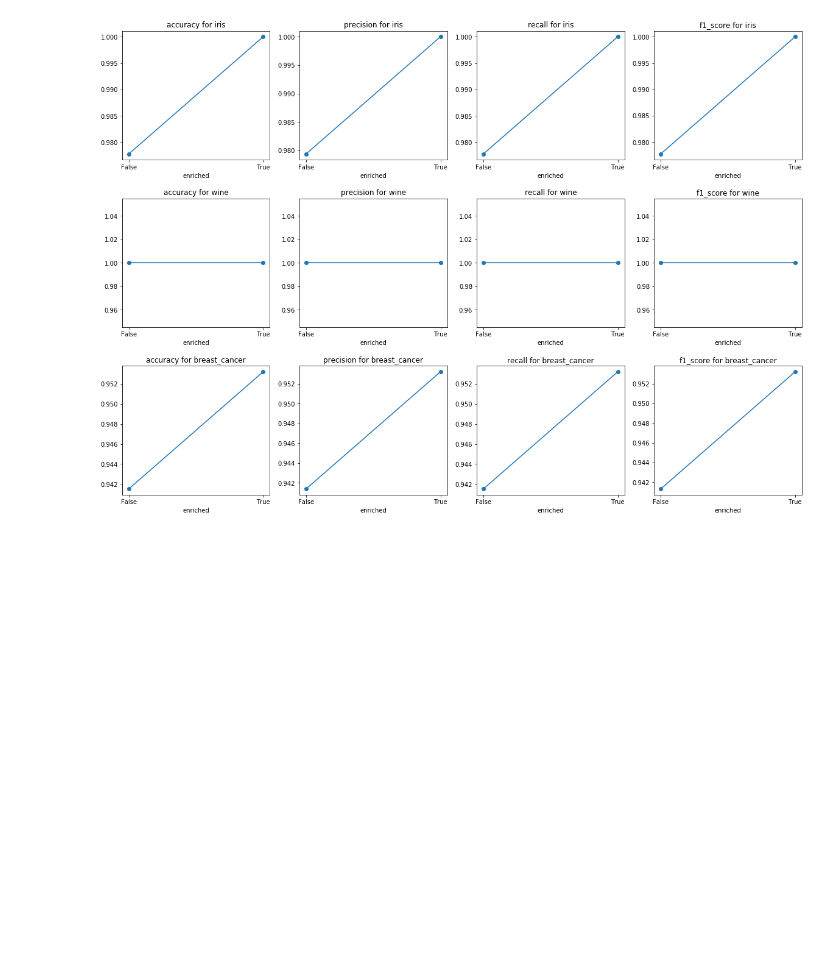
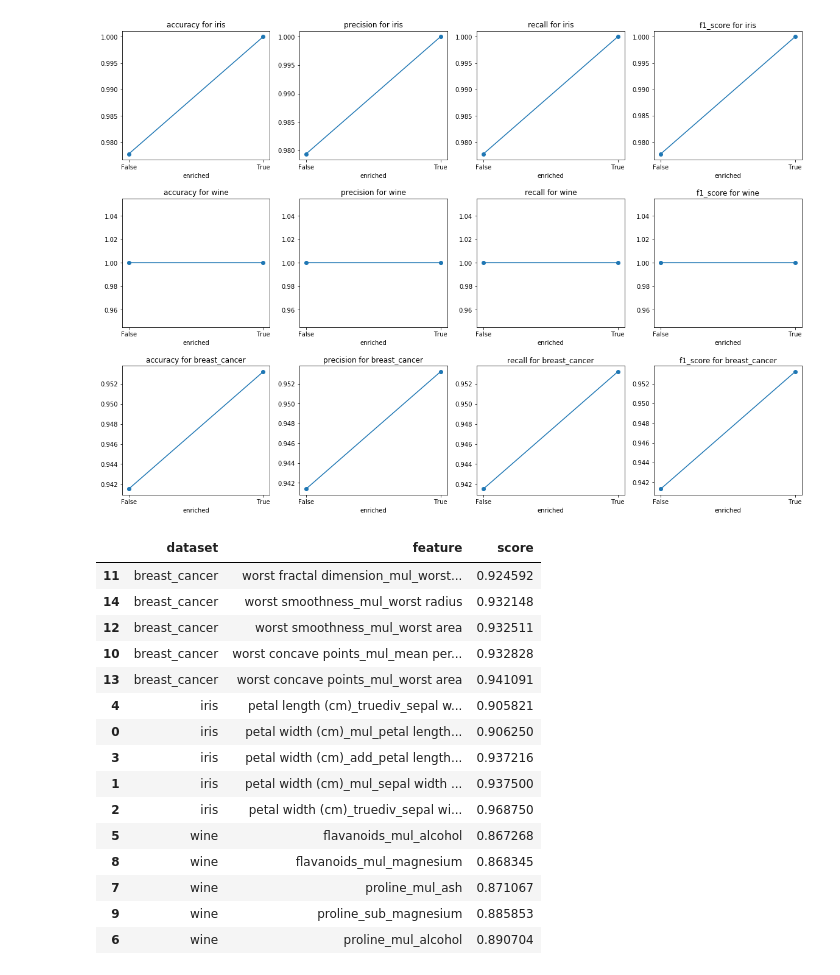
Before and after one commit to rossrco/experiments, a Jupyter notebook: machine_learning_combinatorics/feature_engineer_testing.ipynb, the cells around one changed output. Saved outputs shown, nothing was run; the diff lists cells and outputs as text; code cells hidden in the pictures; blank space fills up the shorter version.

Commit message:
show a dataframe of best features and their scores

```diff
--- a/machine_learning_combinatorics/feature_engineer_testing.ipynb
+++ b/machine_learning_combinatorics/feature_engineer_testing.ipynb
@@ -70,10 +73,18 @@ def get_results_before_after_enrichment(dataset, dataset_name, metrics, model, s
 
     y_pred_enriched = train_and_predict(model, X_train, X_test, y_train)
 
-    results = append_metric_results(results, metrics, y_test, y_pred_enriched,
-                                    dataset_name, True, results.columns)
+    enrichment_results = {}
 
-    return results
+    enrichment_results['engine'] = eng
+    enrichment_results['dataset'] = dataset_name
+
+    metrics_results = append_metric_results(results, metrics, y_test,
+                                            y_pred_enriched, dataset_name,
+                                            True, results.columns)
+
+    enrichment_results['test_metrics'] = metrics_results
+
+    return enrichment_results
 # %%
 iris = load_iris()
 boston_housing = load_boston()
@@ -105,10 +112,16 @@ hyperparameters = {'random_seed' : random_seed,
 # %%
 results = pd.DataFrame(columns = ['dataset', 'enriched', 'metric', 'value'])
 
+engines = {}
+
 for dataset_name, dataset in datasets.items():
     print('processing ', dataset_name)
-    results = get_results_before_after_enrichment(dataset, dataset_name, metrics, GaussianNB(), f1_score,
-                                        train_test_split, hyperparameters, results)
+    model_results = get_results_before_after_enrichment(dataset, dataset_name,
+                                                  metrics, GaussianNB(),
+                                                  f1_score, train_test_split,
+                                                  hyperparameters, results)
+    engines[model_results['dataset']] = model_results
+    results = model_results['test_metrics']
 # %% [output]
 processing  iris
 processing  wine
@@ -152,3 +165,30 @@ for dataset in results.dataset.unique():
 plt.subplots_adjust(hspace = 0.3)
 # %% [output]
 [figure]
+# %%
+best_feature_columns = ['dataset', 'feature', 'score']
+best_features = pd.DataFrame(columns = best_feature_columns)
+for dataset, dataset_res in engines.items():
+    for score, feature in dataset_res['engine'].best_columns.items():
+        to_append = pd.DataFrame([[dataset, feature['column_name'], score]],
+                                 columns = best_feature_columns)
+        best_features = best_features.append(to_append, ignore_index = True)
+# %%
+best_features.sort_values(by = ['dataset', 'score'])
+# %% [output]
+|  | dataset | feature | score |
+| 11 | breast_cancer | worst fractal dimension_mul_worst... | 0.924592 |
+| 14 | breast_cancer | worst smoothness_mul_worst radius | 0.932148 |
+| 12 | breast_cancer | worst smoothness_mul_worst area | 0.932511 |
+| 10 | breast_cancer | worst concave points_mul_mean per... | 0.932828 |
+| 13 | breast_cancer | worst concave points_mul_worst area | 0.941091 |
+| 4 | iris | petal length (cm)_truediv_sepal w... | 0.905821 |
+| 0 | iris | petal width (cm)_mul_petal length... | 0.906250 |
+| 3 | iris | petal width (cm)_add_petal length... | 0.937216 |
+| 1 | iris | petal width (cm)_mul_sepal width ... | 0.937500 |
+| 2 | iris | petal width (cm)_truediv_sepal wi... | 0.968750 |
+| 5 | wine | flavanoids_mul_alcohol | 0.867268 |
+| 8 | wine | flavanoids_mul_magnesium | 0.868345 |
+| 7 | wine | proline_mul_ash | 0.871067 |
+| 9 | wine | proline_sub_magnesium | 0.885853 |
+| 6 | wine | proline_mul_alcohol | 0.890704 |
```
Also changed, not shown: parts of 3 cells of this notebook.
